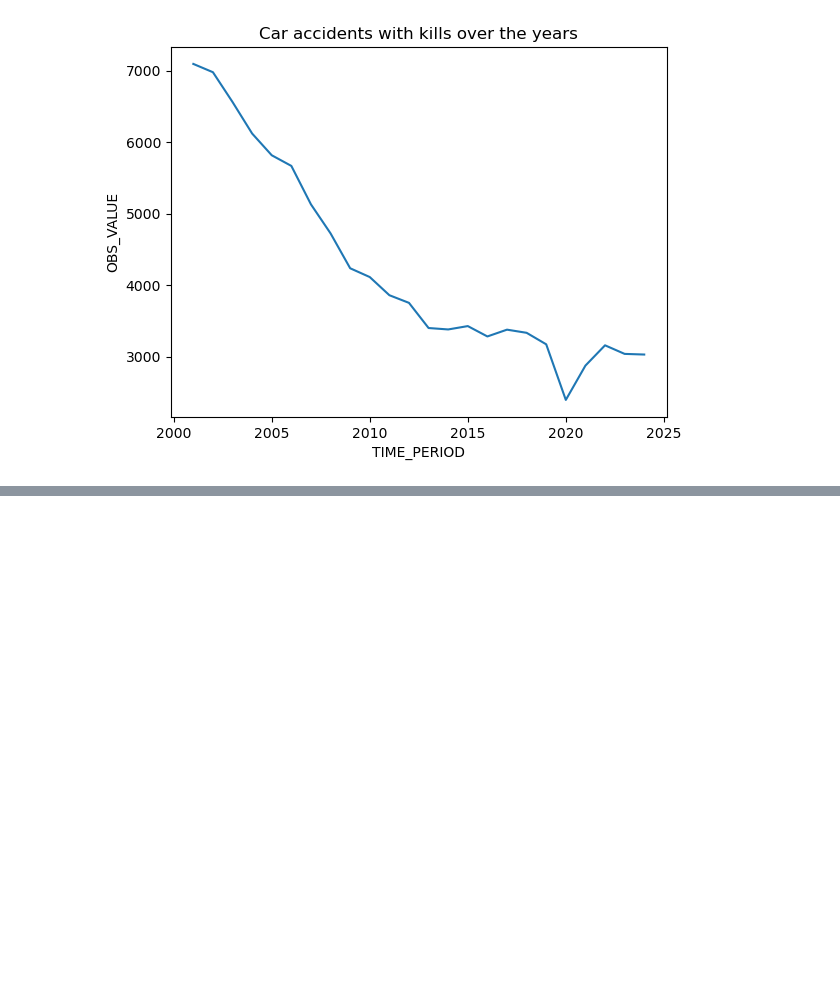
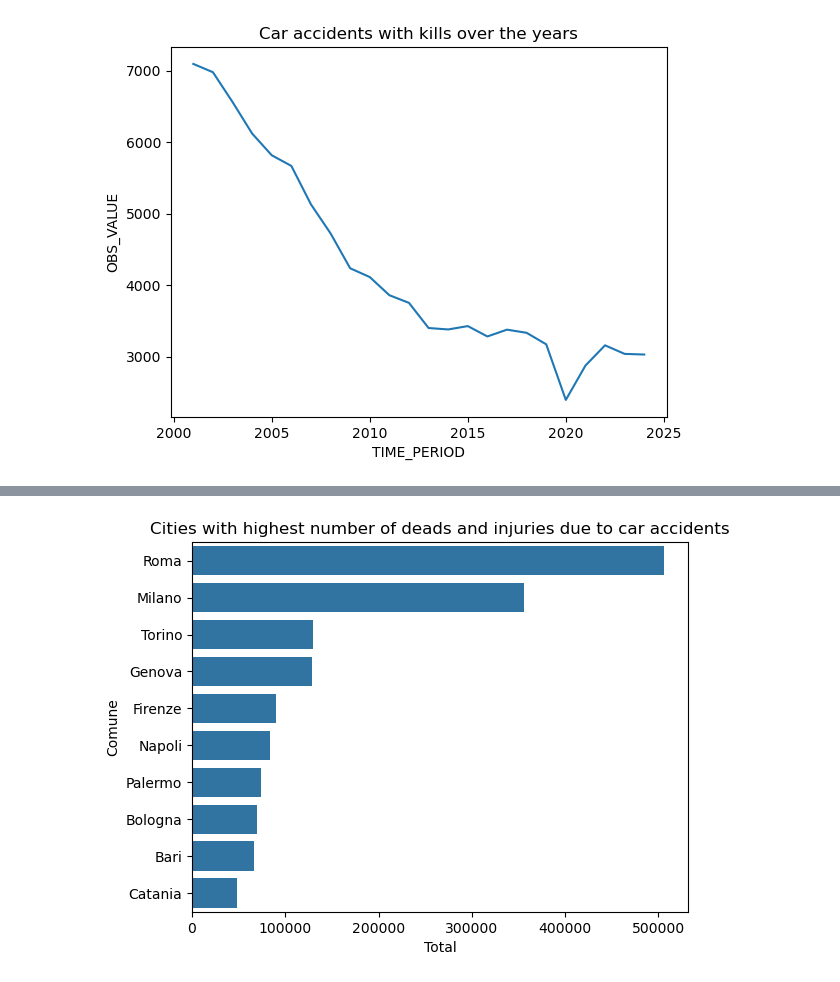
Before and after one commit to andreamigliore91-cyber/final_project_boolean, a Jupyter notebook: final_project_data_analysis.ipynb, the cells around one changed output, grey strips where cells are left out. Drawn from its saved outputs; the diff is of its cells as text; code cells hidden in the pictures; blank space fills up the shorter version.

```diff
--- a/final_project_data_analysis.ipynb
+++ b/final_project_data_analysis.ipynb
@@ -104,0 +241,9 @@ Name: OBS_VALUE, dtype: int64
+# %%
+most_muncipalities_serious_car_accidents = car_accidents_filtered[car_accidents_filtered['DATA_TYPE'] == 'KILLINJ'].groupby(['Comune', 'Popolazione legale', 'RESULT'])['OBS_VALUE'].sum().sort_values(ascending=False).reset_index()
+# %%
+sns.barplot(x = 'OBS_VALUE', y = 'Comune', data = most_muncipalities_serious_car_accidents.head(10))
+plt.xlabel('Total')
+plt.title('Cities with highest number of deads and injuries due to car accidents')
+plt.show()
+# %% [output]
+[figure, added]
```
Also changed, not shown: parts of 81 cells of this notebook, 1 other file.
